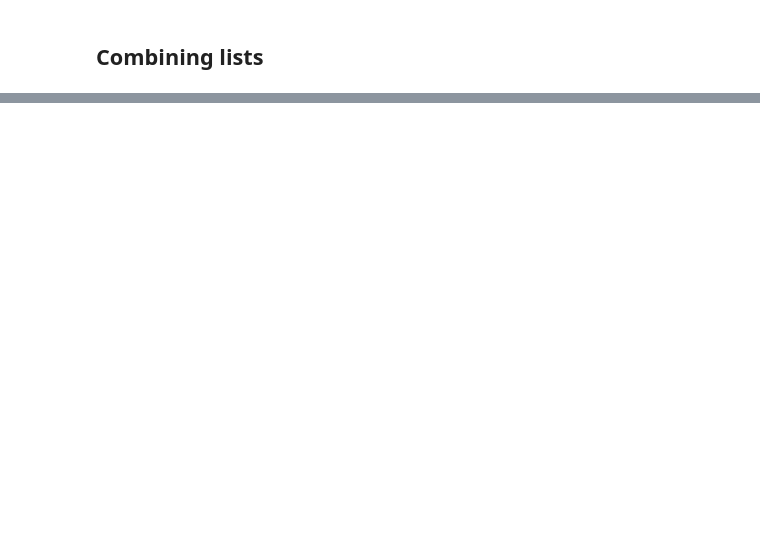
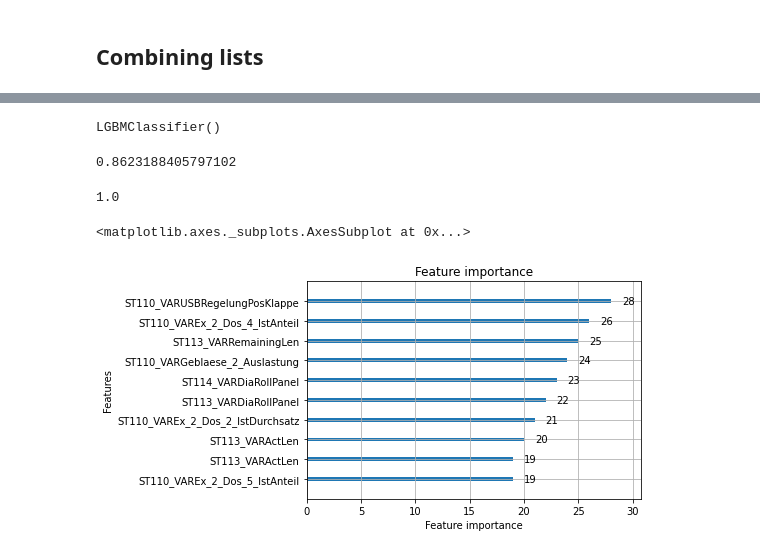
Before and after one commit to sanalps/Plastic_Extruder_Failure_Analysis, a Jupyter notebook: Extruder_a2_EDA.ipynb, the cells around one changed output, grey strips where cells are left out. Drawn from its saved outputs; the diff is of its cells as text; code cells hidden in the pictures; blank space fills up the shorter version.

```diff
--- a/Extruder_a2_EDA.ipynb
+++ b/Extruder_a2_EDA.ipynb
@@ -723,0 +1043,2 @@ for row_n in row_list_comb:
+# %%
+X_train, X_test, y_train, y_test = train_test_split(X, y, test_size=0.2, random_state=32)
@@ -723,0 +1047,3 @@ for row_n in row_list_comb:
+# %%
+forest_clf2 = RandomForestClassifier()
+forest_clf2.fit(X_train, y_train)
@@ -723,0 +1099,6 @@ for row_n in row_list_comb:
+# %%
+gbm1 = lgb.LGBMClassifier()
+# %%
+gbm1.fit(X_train, y_train)
+# %% [output]
+LGBMClassifier()
@@ -723,0 +1107,14 @@ for row_n in row_list_comb:
+# %%
+precision_score(y_test, y_predict)
+# %% [output]
+0.8623188405797102
+# %%
+recall_score(y_test, y_predict)
+# %% [output]
+1.0
+# %%
+lgb.plot_importance(gbm1, ax=None, height=0.2, xlim=None, ylim=None, title='Feature importance',
+                         xlabel='Feature importance', ylabel='Features', max_num_features=10,)
+# %% [output]
+<matplotlib.axes._subplots.AxesSubplot at 0x...>
+[figure, added]
```
Also changed, not shown: parts of 116 cells of this notebook, 1 other file.
